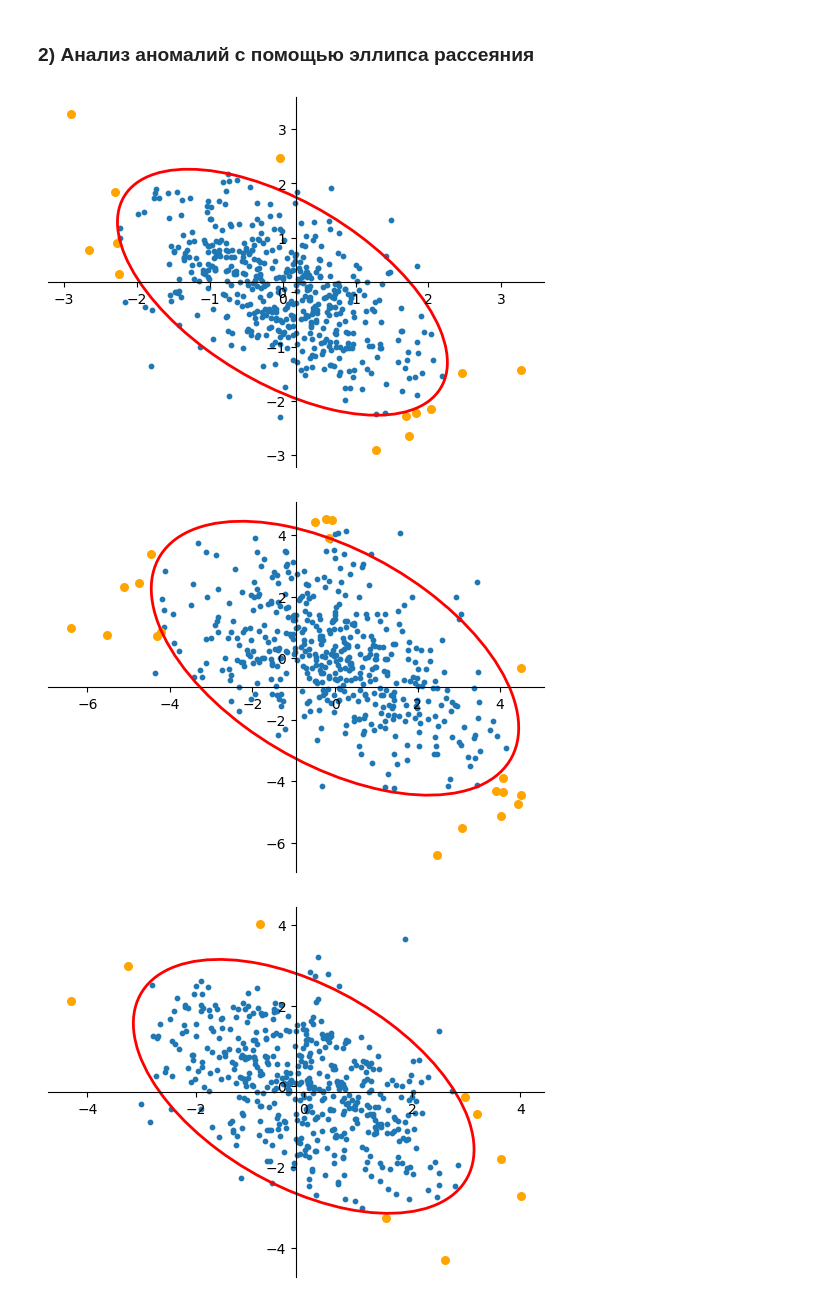
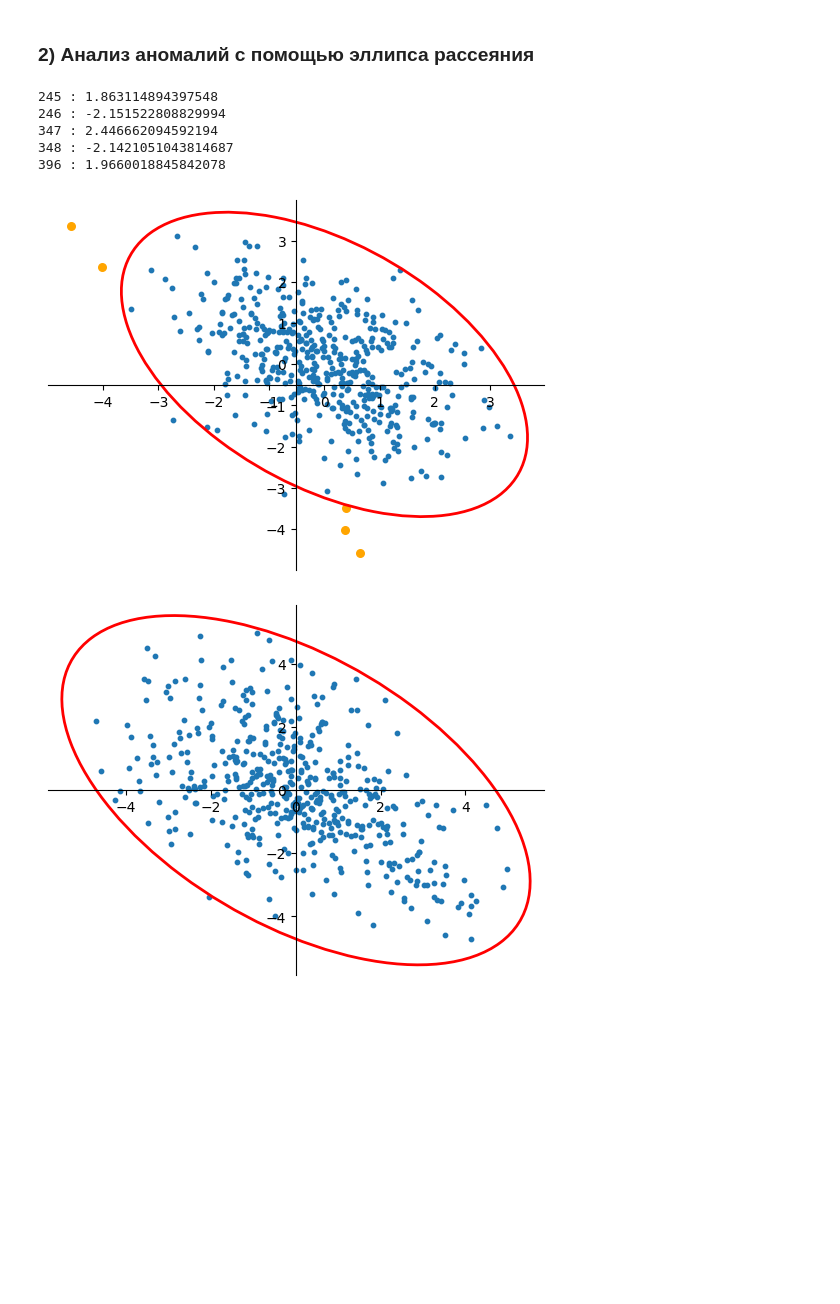
Before and after one commit to EngoyanSY/MAODI, a Jupyter notebook: LR1/LR1.ipynb, the cells around one changed output. Drawn from its saved outputs; the diff is of its cells as text; code cells hidden in the pictures; blank space fills up the shorter version.

```diff
--- a/LR1/LR1.ipynb
+++ b/LR1/LR1.ipynb
@@ -69,13 +49,13 @@ def ellips(y1, PARAM):
     dx, dy = diffs(y1)
 
     mask = ~np.isnan(dx) & ~np.isnan(dy)
-    dx = dx[mask]
-    dy = dy[mask]
+    dx_clean = dx[mask]
+    dy_clean = dy[mask]
 
-    mean_x = np.mean(dx)
-    mean_y = np.mean(dy)
+    mean_x = np.mean(dx_clean)
+    mean_y = np.mean(dy_clean)
 
-    cov = np.cov(dx, dy)
+    cov = np.cov(dx_clean, dy_clean)
 
     vals, vecs = np.linalg.eig(cov)
     order = vals.argsort()[::-1]
@@ -96,22 +76,25 @@ def ellips(y1, PARAM):
                 lw=2)
 
     inv_cov = np.linalg.inv(cov)
-    diffs_array = np.vstack([dx - mean_x, dy - mean_y]).T
+    diffs_array = np.vstack([dx_clean - mean_x, dy_clean - mean_y]).T
     mahal_sq = np.sum(diffs_array @ inv_cov * diffs_array, axis=1)
 
-    in_quadrant = ((dx - mean_x < 0) & (dy - mean_y > 0)) | \
-                  ((dx - mean_x > 0) & (dy - mean_y < 0))
+    # проверка квадранта относительно (0,0)
+    in_quadrant = ((dx_clean < 0) & (dy_clean > 0)) | ((dx_clean > 0) & (dy_clean < 0))
 
     outliers_mask = (mahal_sq > confidence_val) & in_quadrant
     outlier_indices = np.where(mask)[0][outliers_mask]
+
+    for i in outlier_indices:
+        print(f"{i} : {y1[i]}")
 
     fig, ax = plt.subplots()
     ax.spines['left'].set_position('center')
     ax.spines['bottom'].set_position('center')
     ax.spines['top'].set_visible(False)
     ax.spines['right'].set_visible(False)
-    ax.scatter(dx, dy, s=10, label='Точки')
-    ax.scatter(dx[outliers_mask], dy[outliers_mask], color='orange', s=30, label='Аномалии')
+    ax.scatter(dx_clean, dy_clean, s=10, label='Точки')
+    ax.scatter(dx_clean[outliers_mask], dy_clean[outliers_mask], color='orange', s=30, label='Аномалии')
     ax.add_patch(el)
 
     plt.show()
@@ -118,12 +114,14 @@ def ellips(y1, PARAM):
 # %%
-PARAM = 0.95
+PARAM = 0.99
 
 ellips(y1, PARAM)
 
 ellips(y2, PARAM)
-
-ellips(y3, PARAM)
 # %% [output]
+245 : 1.863114894397548
+246 : -2.151522808829994
+347 : 2.446662094592194
+348 : -2.1421051043814687
+396 : 1.9660018845842078
-[figure, old version]
+[figure, new version]
-[figure, old version]
+[figure, new version]
-[figure, removed]
```
Also changed, not shown: parts of 3 cells of this notebook.
